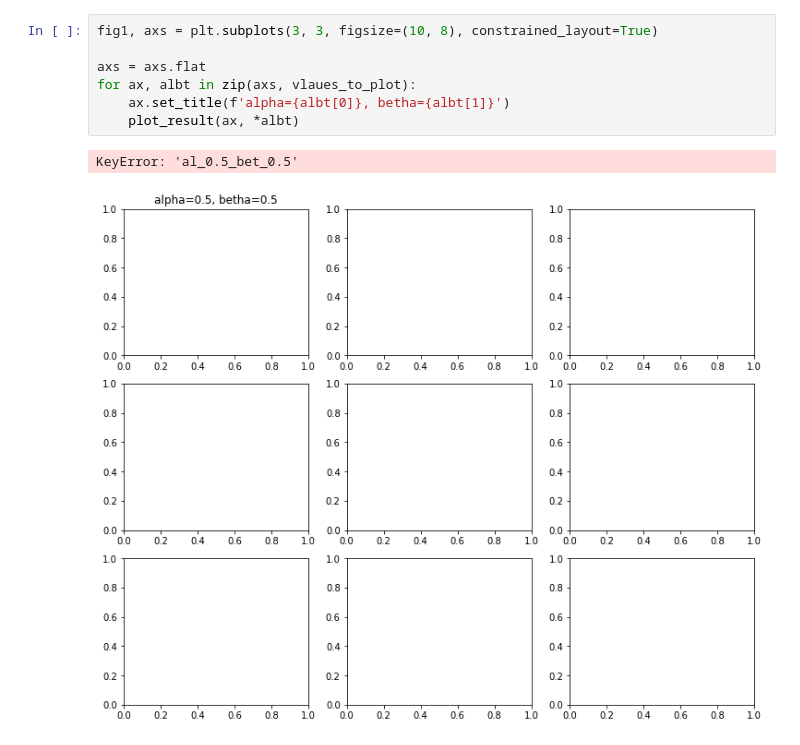
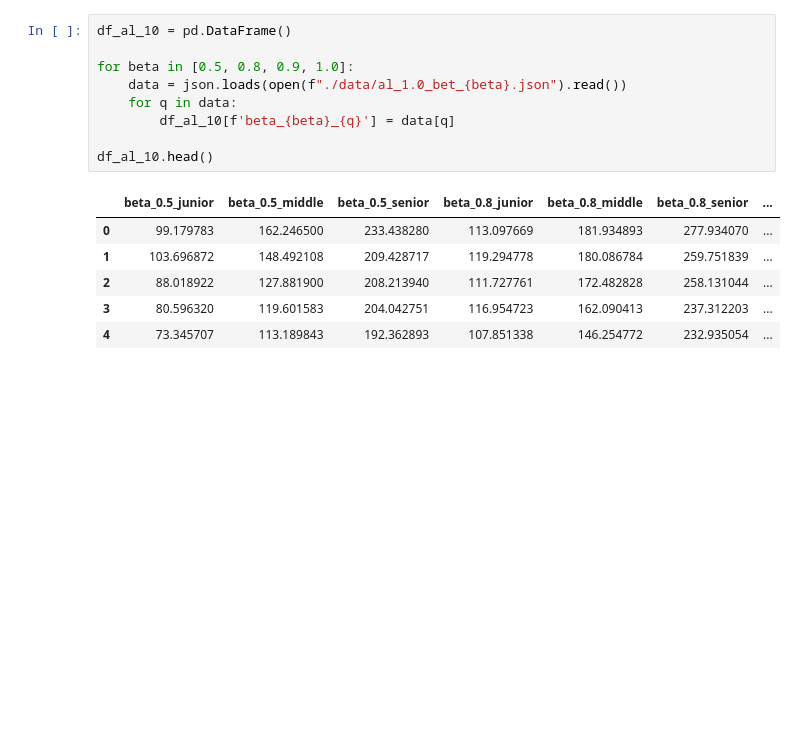
Before and after one commit to TovarischSukhov/social_network_simulation, a Jupyter notebook: visualization.ipynb, the cells around one changed output. Cells and saved outputs as stored; diff of their text form; blank space fills up the shorter version.

```diff
--- a/visualization.ipynb
+++ b/visualization.ipynb
@@ -39,10 +15,16 @@ def plot_result(ax, alpha, betha):
-# %%
-fig1, axs = plt.subplots(3, 3, figsize=(10, 8), constrained_layout=True)
-
-axs = axs.flat
-for ax, albt in zip(axs, vlaues_to_plot):
-    ax.set_title(f'alpha={albt[0]}, betha={albt[1]}')
-    plot_result(ax, *albt)
-# %% [output]
-KeyError: 'al_0.5_bet_0.5'
-[figure, removed]
+# %%
+df_al_10 = pd.DataFrame()
+
+for beta in [0.5, 0.8, 0.9, 1.0]:
+    data = json.loads(open(f"./data/al_1.0_bet_{beta}.json").read())
+    for q in data:
+        df_al_10[f'beta_{beta}_{q}'] = data[q]
+
+df_al_10.head()
+# %% [output]
+|  | beta_0.5_junior | beta_0.5_middle | beta_0.5_senior | beta_0.8_junior | beta_0.8_middle | beta_0.8_senior | ... |
+| 0 | 99.179783 | 162.246500 | 233.438280 | 113.097669 | 181.934893 | 277.934070 | ... |
+| 1 | 103.696872 | 148.492108 | 209.428717 | 119.294778 | 180.086784 | 259.751839 | ... |
+| 2 | 88.018922 | 127.881900 | 208.213940 | 111.727761 | 172.482828 | 258.131044 | ... |
+| 3 | 80.596320 | 119.601583 | 204.042751 | 116.954723 | 162.090413 | 237.312203 | ... |
+| 4 | 73.345707 | 113.189843 | 192.362893 | 107.851338 | 146.254772 | 232.935054 | ... |
```
Also changed, not shown: parts of 8 cells of this notebook, 6 other files.
